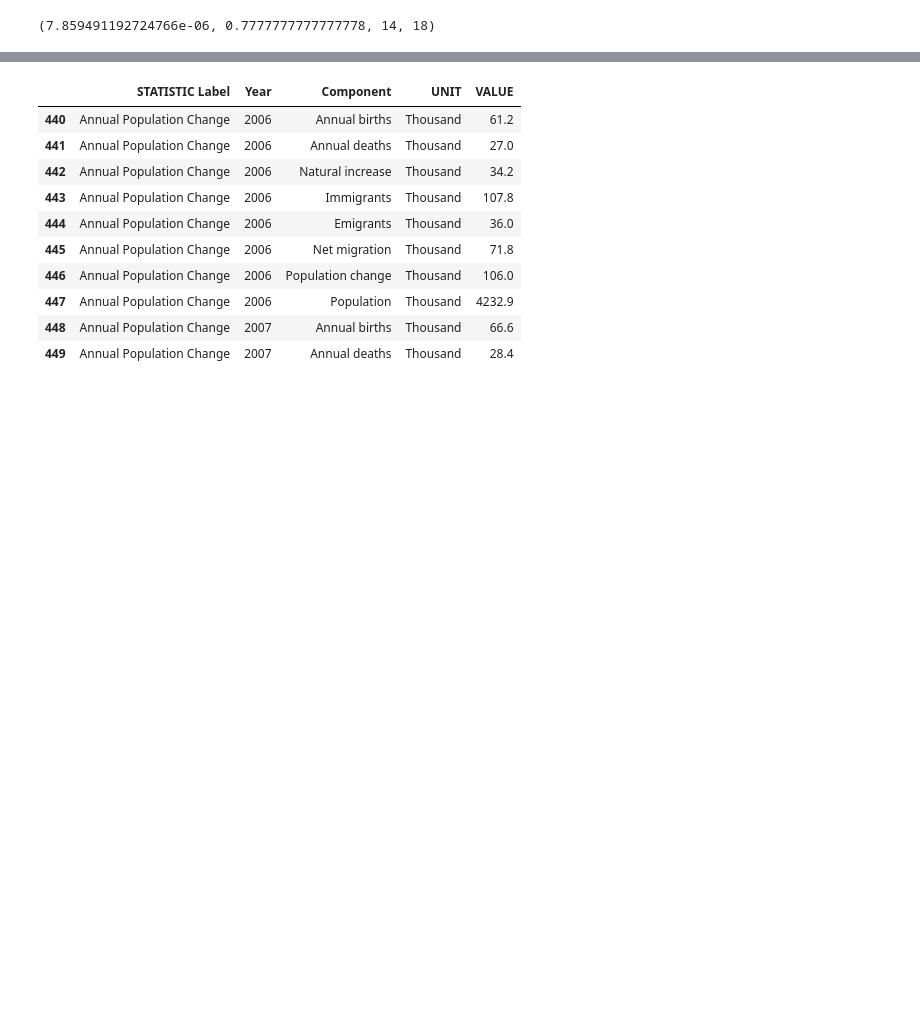
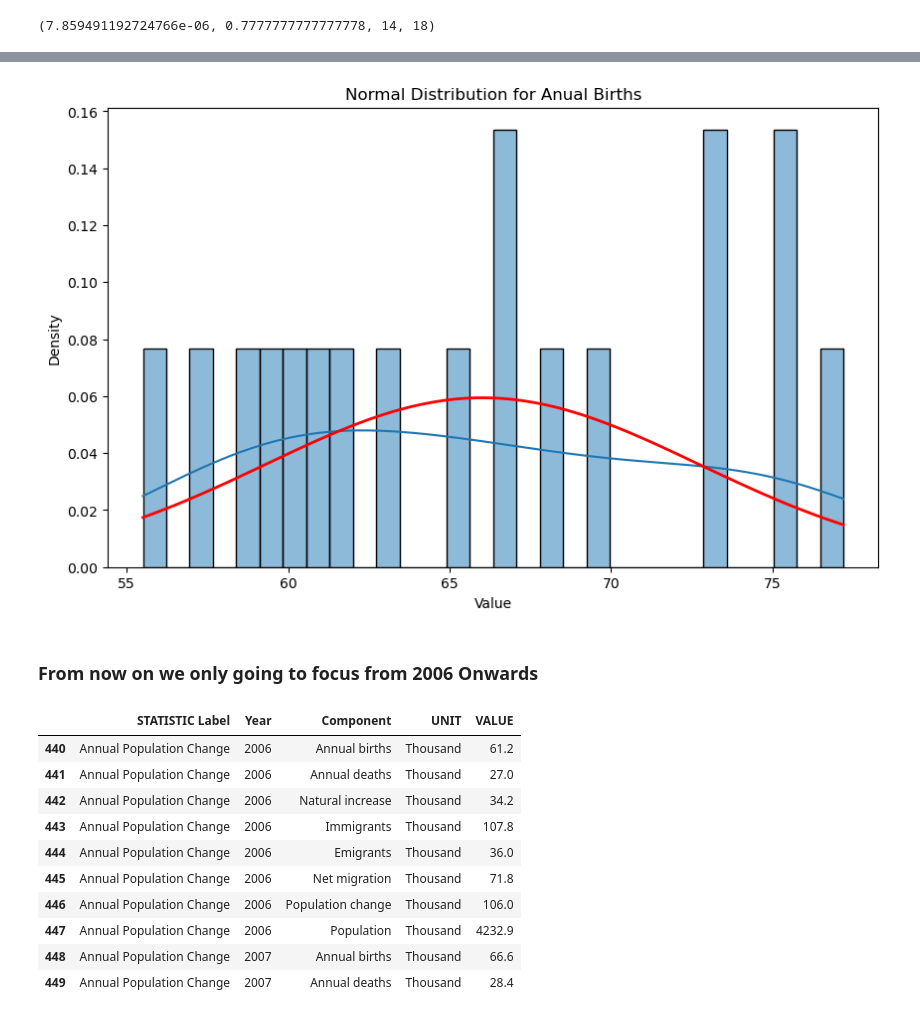
Before and after one commit to CCT2017156/MSC_DA__CA1, a Jupyter notebook: CA1-20171256.ipynb, the cells around one changed output, grey strips where cells are left out. Saved outputs shown, nothing was run; the diff lists cells and outputs as text; code cells hidden in the pictures; blank space fills up the shorter version.

```diff
--- a/CA1-20171256.ipynb
+++ b/CA1-20171256.ipynb
@@ -268,3 +346,38 @@ plt.show()
+# %%
+# For our data modeling we will only focuse from the year 2006 onwards
+
+# I want to know how my Normal Distribution for Anual Births would look from 2006
+df1 = df_AP[df_AP['Year'] >= 2006]
+
+
+# Here we are going to choose a component, for example: Annual births
+component = 'Annual births'
+component_data = df1[df1['Component'] == component]['VALUE'].dropna()
+
+# Calculate mean and standard deviation
+mean_value = component_data.mean()
+std_dev = component_data.std()
+
+
+# Generate a range of values from min to max
+range_values = np.linspace(component_data.min(), component_data.max(), 100)
+# Calculate the Normal distribution values
+normal_dist = norm.pdf(range_values, mean_value, std_dev)
+
+# Visualization
+plt.figure(figsize=(10, 6))
+sns.histplot(component_data, bins=30, kde=True, stat='density')
+plt.plot(range_values, normal_dist, color='red', linewidth=2)
+plt.title(f'Normal Distribution for Anual Births')
+plt.xlabel('Value')
+plt.ylabel('Density')
+plt.show()
+
+# We noticed that my normal Distribution is more uniform
+# %% [output]
+[figure, added]
+# %% [markdown]
+### From now on we only going to focus from 2006 Onwards
 # %%
 # Filter data for years starting from 2006 from Annual_Population_Change
 df = df_AP[df_AP['Year'] >= 2006]
```
Also changed, not shown: parts of 40 cells of this notebook.
